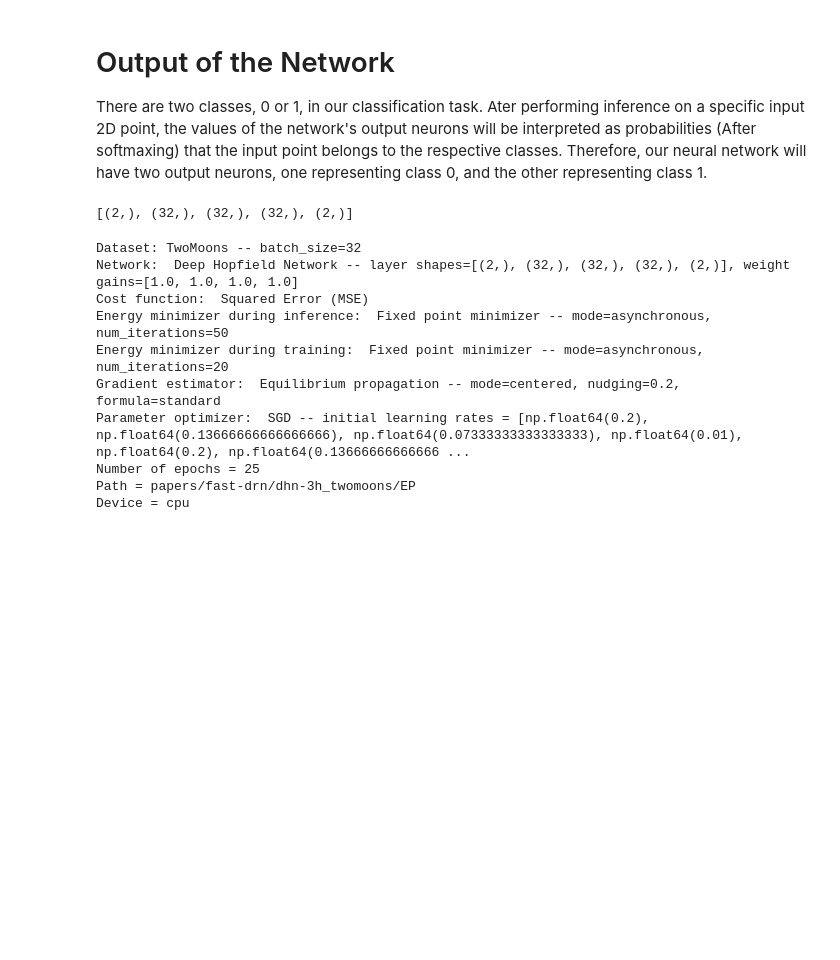
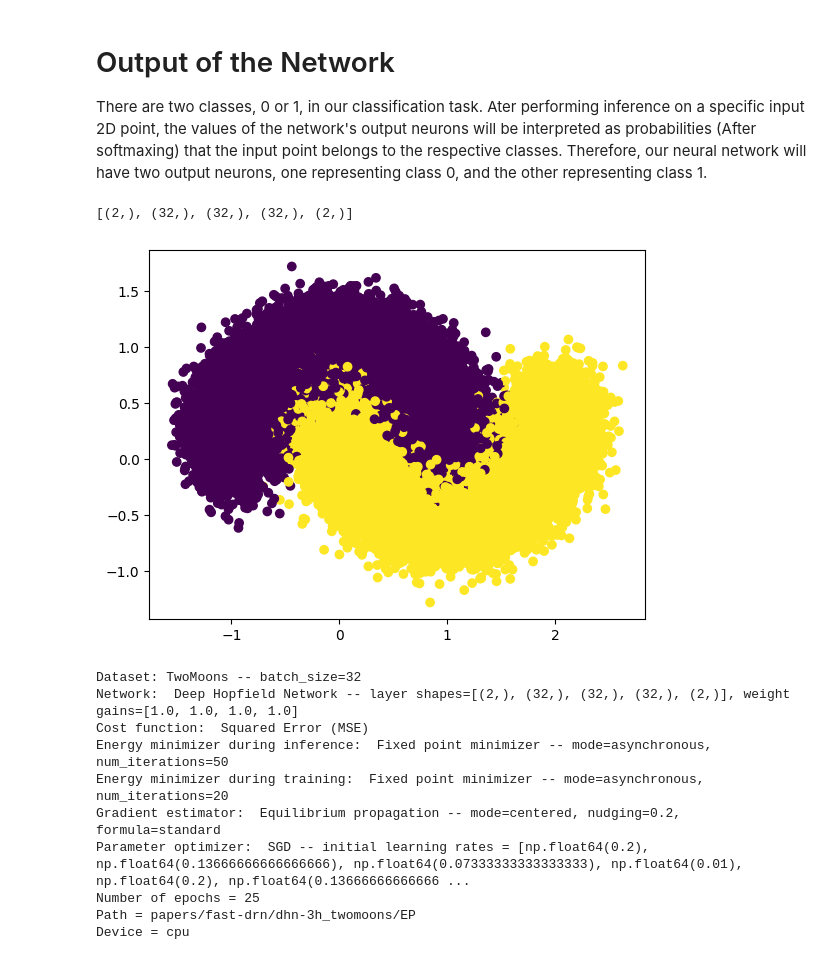
Before and after one commit to hhaller0826/energy-based-learning, a Jupyter notebook: demo.ipynb, the cells around one changed output. Saved outputs shown, nothing was run; the diff lists cells and outputs as text; code cells hidden in the pictures; blank space fills up the shorter version.

```diff
--- a/demo.ipynb
+++ b/demo.ipynb
@@ -64,25 +64,29 @@ There are two classes, 0 or 1, in our classification task. Ater performing infer
 # %%
 
 batch_size = 32
 dataset = 'TwoMoons'
 training_loader, test_loader = load_dataloaders(dataset, batch_size, augment_32x32=False, normalize=False)
-
 
 num_hidden_layers = 3
 num_neurons = 32
 
 model = 'dhn-'+str(num_hidden_layers)+'h_twomoons'
 
 layer_shapes = []
 layer_shapes.append((2,))
 for i in range(num_hidden_layers):
     layer_shapes.append((num_neurons,))
 
 layer_shapes.append((2,))
 
 print(layer_shapes)
+
+for batch in training_loader:
+    x, y = batch
+    plt.scatter(x[:,0], x[:,1], c=y)
 # %% [output]
 [(2,), (32,), (32,), (32,), (2,)]
+[figure, added]
 # %%
 num_iterations_inference = 50
 num_iterations_training = 20
```
Also changed, not shown: parts of 3 cells of this notebook, 4 other files.
